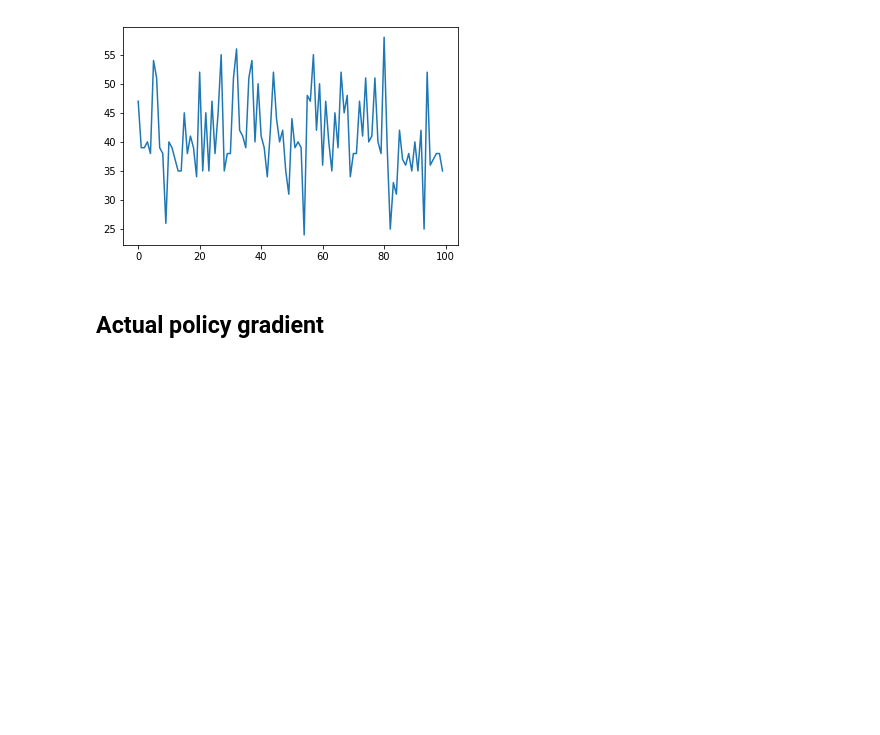
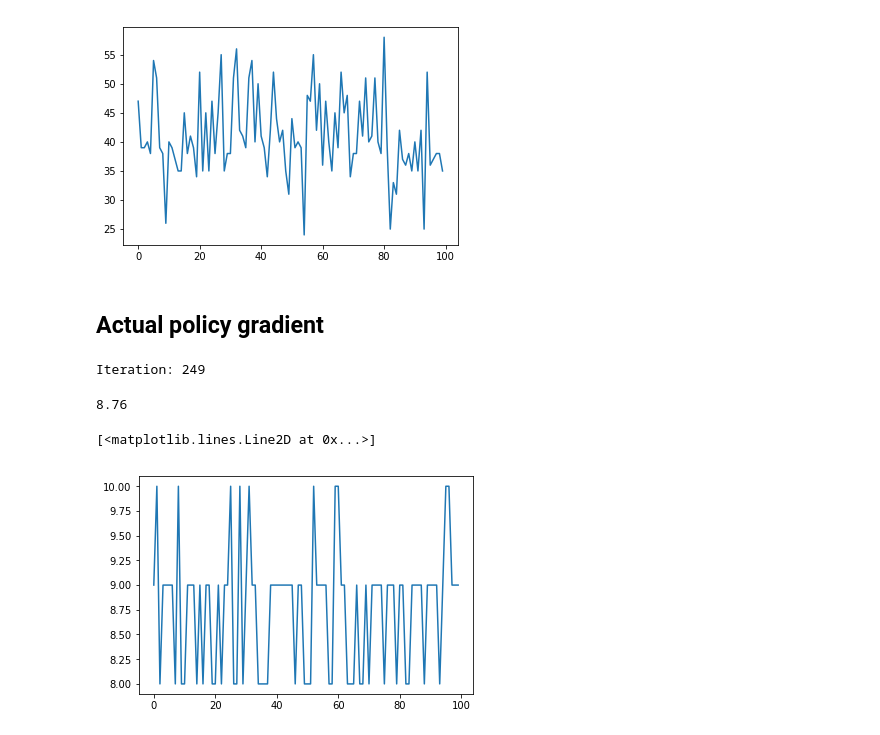
Before and after one commit to remyclem/CartPole-RL, a Jupyter notebook: Reinforcement_CartPole.ipynb, the cells around one changed output. Drawn from its saved outputs; the diff is of its cells as text; code cells hidden in the pictures; blank space fills up the shorter version.

Commit message:
raw policy gradient works

```diff
--- a/Reinforcement_CartPole.ipynb
+++ b/Reinforcement_CartPole.ipynb
@@ -438,0 +507,80 @@ saver = tf.train.Saver()
+# %%
+n_games_per_update = 10
+n_max_steps = 1000
+n_iterations = 250
+save_iterations = 10
+discount_rate = 0.95
+tf_logs_dir = os.path.join(".", "save", "tf_logs", "policy_gradient_neural_net")
+if not os.path.isdir(tf_logs_dir):
+    os.makedirs(tf_logs_dir)
+tf_log_file = os.path.join(tf_logs_dir, "policy_gradient_neural_net.ckpt")
+
+with tf.Session() as sess:
+    init.run()  # TODO: restore the previous network which imitates the human behaviour
+    for iteration in range(n_iterations):
+        print("\rIteration: {}".format(iteration), end="")
+        all_rewards = []
+        all_gradients = []
+        for game in range(n_games_per_update):
+            current_rewards = []
+            current_gradients = []
+            obs = env.reset()
+            for step in range(n_max_steps):
+                action_val, gradients_val = sess.run([action, gradients], feed_dict={X: obs.reshape(1, nb_neurons_input)})
+                obs, reward, done, info = env.step(action_val[0][0])
+                current_rewards.append(reward)
+                current_gradients.append(gradients_val)
+                if done:
+                    break
+            all_rewards.append(current_rewards)
+            all_gradients.append(current_gradients)
+
+        all_rewards = discount_and_normalize_rewards(all_rewards, discount_rate=discount_rate)
+        feed_dict = {}
+        for var_index, gradient_placeholder in enumerate(gradient_placeholders):
+            mean_gradients = np.mean([reward * all_gradients[game_index][step][var_index]
+                                      for game_index, rewards in enumerate(all_rewards)
+                                          for step, reward in enumerate(rewards)], axis=0)
+            feed_dict[gradient_placeholder] = mean_gradients
+        sess.run(training_op, feed_dict=feed_dict)
+        if iteration % save_iterations == 0:
+            saver.save(sess, tf_log_file)
+# %% [output]
+Iteration: 249
+# %%
+def run_episode_neural_network(tf_log_file):
+    with tf.Session() as sess:
+        saver.restore(sess, tf_log_file)
+        obs = env.reset()
+        done = False
+        final_score = 0
+        while not done:
+            obs_pretty = obs.reshape(1, nb_neurons_input)
+            estimated_action = outputs.eval(feed_dict={X: obs_pretty})
+            estimated_action = estimated_action[0][0]
+            if estimated_action > 0.5:
+                action = 1
+            else:
+                action = 0
+            obs, reward, done, info = env.step(action)
+            final_score += reward
+    return final_score
+# %%
+tf_logs_dir = os.path.join(".", "save", "tf_logs", "policy_gradient_neural_net")
+if not os.path.isdir(tf_logs_dir):
+    os.makedirs(tf_logs_dir)
+tf_log_file = os.path.join(tf_logs_dir, "policy_gradient_neural_net.ckpt")
+# %%
+scores = []
+nb_episodes = 100
+
+for i in range(0, nb_episodes):
+    episode_score = run_episode_neural_network(tf_log_file)
+    scores.append(episode_score)
+# %%
+print(np.mean(scores))
+plt.plot(scores)
+# %% [output]
+8.76
+[<matplotlib.lines.Line2D at 0x...>]
+[figure, added]
```
Also changed, not shown: parts of 5 cells of this notebook.
